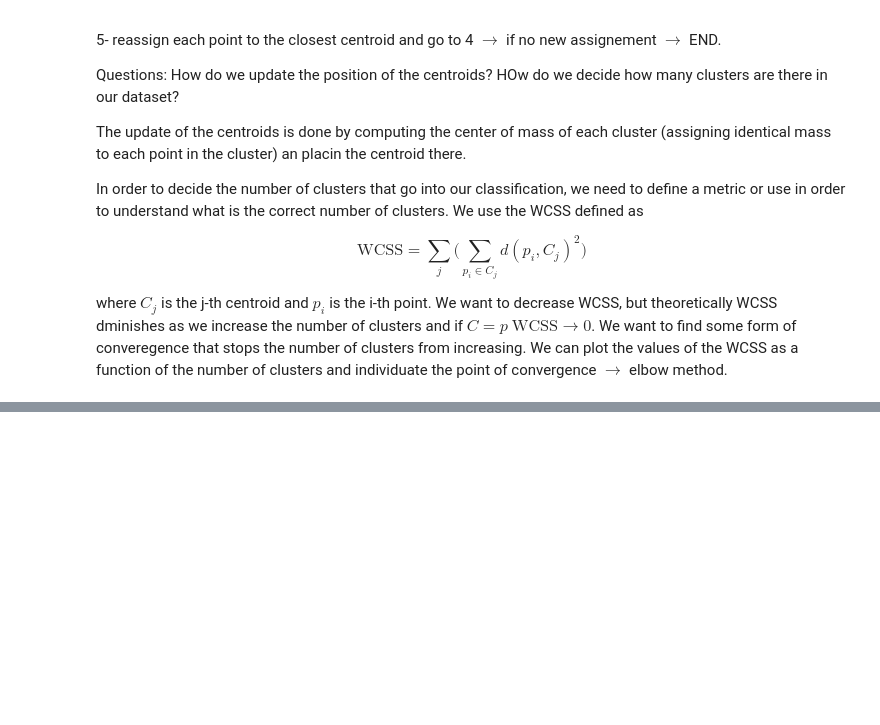
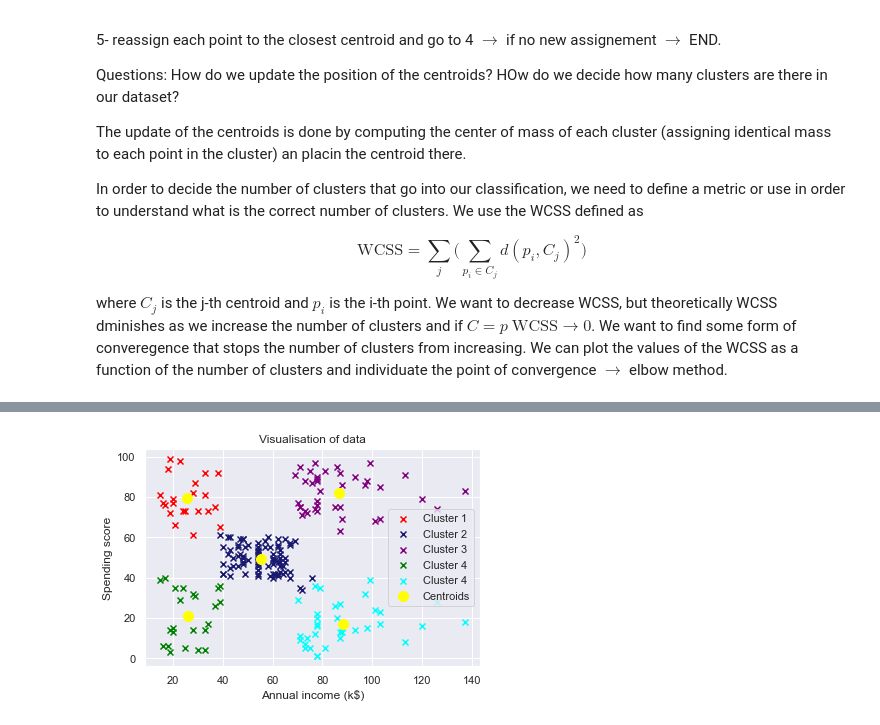
Before and after one commit to JacquesLeen/MachineLearningProjects, a Jupyter notebook: ML - Clustering.ipynb, the cells around one changed output, grey strips where cells are left out. Cells and saved outputs as stored; diff of their text form; code cells hidden in the pictures; blank space fills up the shorter version.

```diff
--- a/ML - Clustering.ipynb
+++ b/ML - Clustering.ipynb
@@ -66,0 +69,27 @@ Text(0.5, 1.0, 'WCSS score')
+# %%
+#===========================TRAINING==============================#
+kmeans= KMeans(n_clusters=5, init='k-means++', random_state=42)
+y_kmeans=kmeans.fit_predict(X)
+
+#the fit predict method does already the creation of a dependent variable and classification of the data set according to that
+# %%
+#===========================VISUALISATION==============================#
+
+col = ['red', 'midnightblue', 'purple', 'green','cyan']
+label =['Cluster 1', 'Cluster 2', 'Cluster 3', 'Cluster 4', 'Cluster 4']
+for i in range(5):
+    plt.scatter(
+        X[y_kmeans==i,0],
+        X[y_kmeans==i,1],
+        marker='x',
+        c= col[i],
+        label = label[i]
+    )
+plt.scatter(kmeans.cluster_centers_[:,0], kmeans.cluster_centers_[:,1], s=100, c='yellow', label='Centroids')
+plt.title('Visualisation of data')
+plt.xlabel('Annual income (k$)')
+plt.ylabel('Spending score')
+plt.legend()
+plt.savefig('Part 4 - Clustering/Section 24 - K-Means Clustering/Fin_Data_Vis.jpg', dpi=199)
+# %% [output]
+[figure, added]
```
Also changed, not shown: parts of 3 cells of this notebook, 1 other file.
